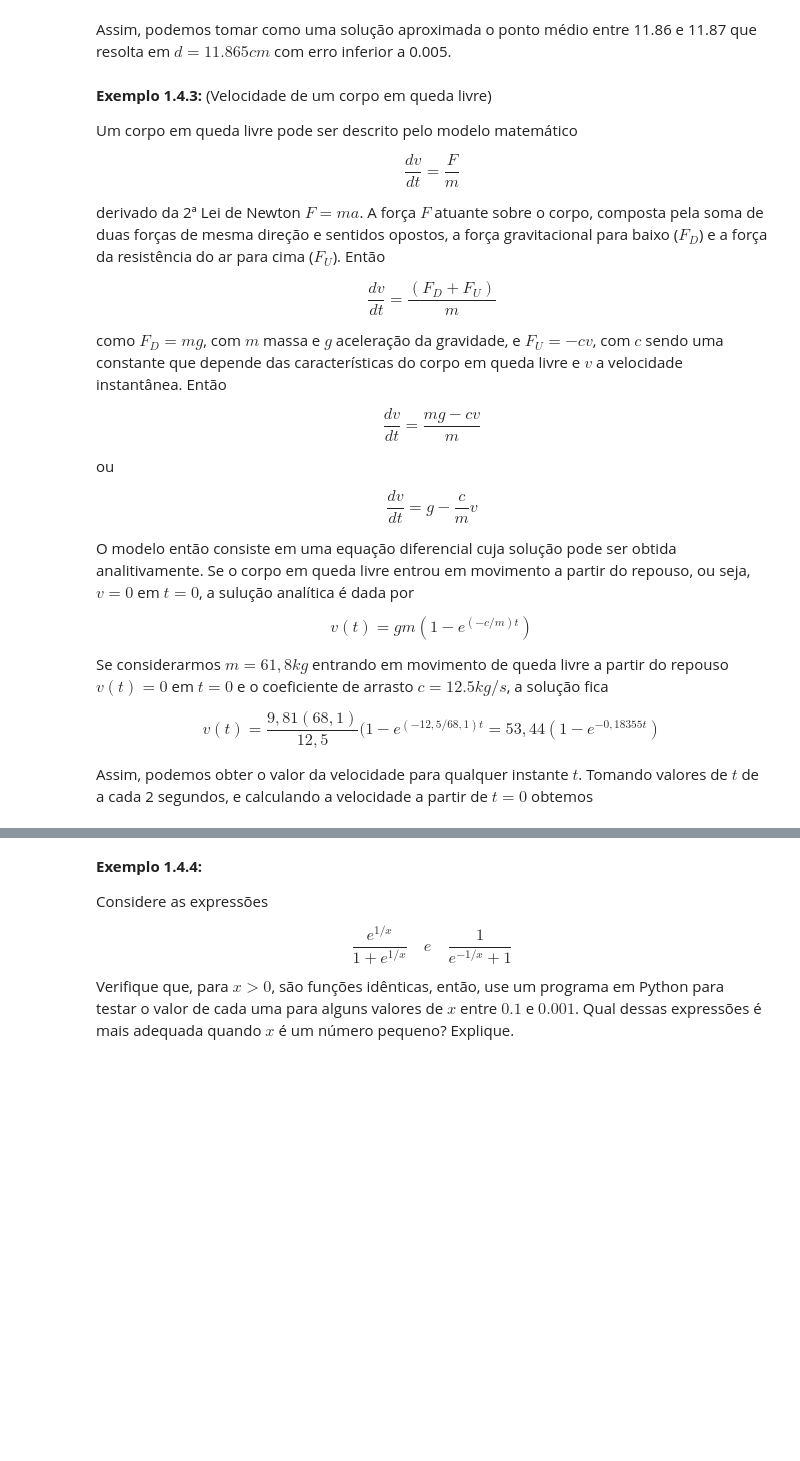
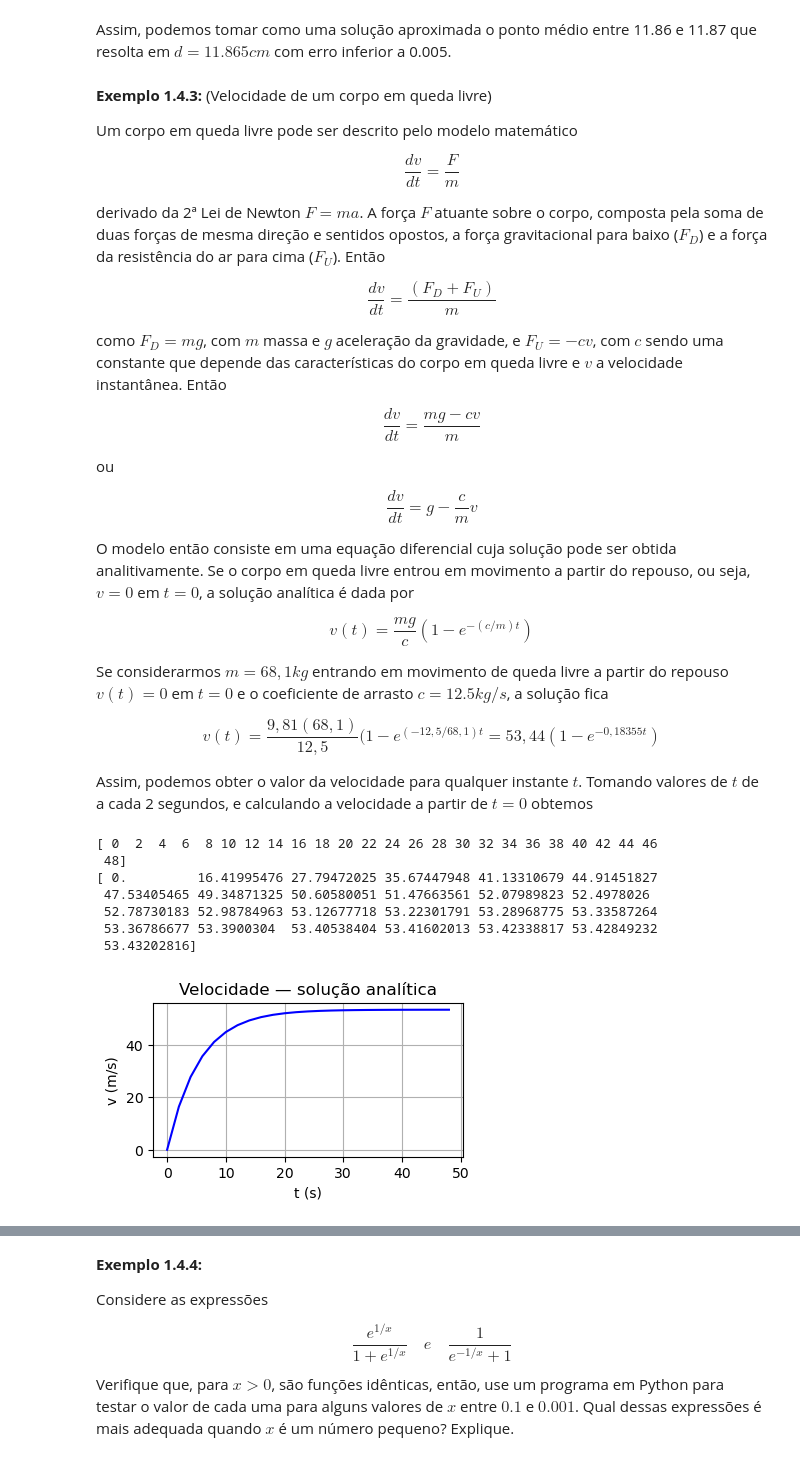
Before and after one commit to tiagoburiol/metodos_numericos_em_python, a Jupyter notebook: 1_INTRODUCAO_ERROS/1.4_exemplos_de_aplicacoes.ipynb, the cells around one changed output, grey strips where cells are left out. Cells and saved outputs as stored; diff of their text form; code cells hidden in the pictures; blank space fills up the shorter version.

```diff
--- a/1_INTRODUCAO_ERROS/1.4_exemplos_de_aplicacoes.ipynb
+++ b/1_INTRODUCAO_ERROS/1.4_exemplos_de_aplicacoes.ipynb
@@ -159,11 +157,11 @@ ou
 
 $$ \frac{dv}{dt} = g-\frac{c}{m}v$$
 
-O modelo então consiste em uma equação diferencial cuja solução pode ser obtida analitivamente. Se o corpo em queda livre entrou em movimento a partir do repouso, ou seja, $v=0$ em $t=0$, a sulução analítica é dada por
+O modelo então consiste em uma equação diferencial cuja solução pode ser obtida analitivamente. Se o corpo em queda livre entrou em movimento a partir do repouso, ou seja, $v=0$ em $t=0$, a solução analítica é dada por
 
-$$ v(t) = gm(1-e^{(-c/m)t})$$
+$$v(t) = \frac{mg}{c}\left(1-e^{-(c/m)t}\right)$$
 
-Se considerarmos $m=61,8kg$ entrando em movimento de queda livre a partir do repouso $v(t)=0$ em $t=0$ e o coeficiente de arrasto $c=12.5k g/s$, a solução fica
+Se considerarmos $m=68,1kg$ entrando em movimento de queda livre a partir do repouso $v(t)=0$ em $t=0$ e o coeficiente de arrasto $c=12.5k g/s$, a solução fica
 
 $$v(t)=\frac{9,81(68,1)}{12,5}(1-e^{(-12,5/68,1)t} = 53,44(1-e^{-0,18355t})$$
 
@@ -171,17 +169,27 @@ Assim, podemos obter o valor da velocidade para qualquer instante $t$. Tomando v
 # %%
 import numpy as np
 import matplotlib.pyplot as plt
+plt.rcParams['figure.figsize'] = [4,2]
 
 t = np.arange(0, 50, 2)
 v = lambda t: 53.44*(1 - np.exp(-0.18355*t))
 print(t)
 print(v(t))
 plt.plot(t, v(t), "b-")
 plt.xlabel("t (s)")
 plt.ylabel("v (m/s)")
 plt.title("Velocidade — solução analítica")
 plt.grid()
 plt.show()
+# %% [output]
+[ 0  2  4  6  8 10 12 14 16 18 20 22 24 26 28 30 32 34 36 38 40 42 44 46
+ 48]
+[ 0.         16.41995476 27.79472025 35.67447948 41.13310679 44.91451827
+ 47.53405465 49.34871325 50.60580051 51.47663561 52.07989823 52.4978026
+ 52.78730183 52.98784963 53.12677718 53.22301791 53.28968775 53.33587264
+ 53.36786677 53.3900304  53.40538404 53.41602013 53.42338817 53.42849232
+ 53.43202816]
+[figure, added]
 # %% [markdown]
 Por outro lado, supondo que a solução analítica não fosse conhecida (ou que fosse impossível obtê-la), poderíamos encontrar uma solução aproximada numericamente. Para isso podemos aproximar a derivada $\frac{dv}{dt}$ por
 
```
Also changed, not shown: parts of 12 cells of this notebook, 23 other files.
